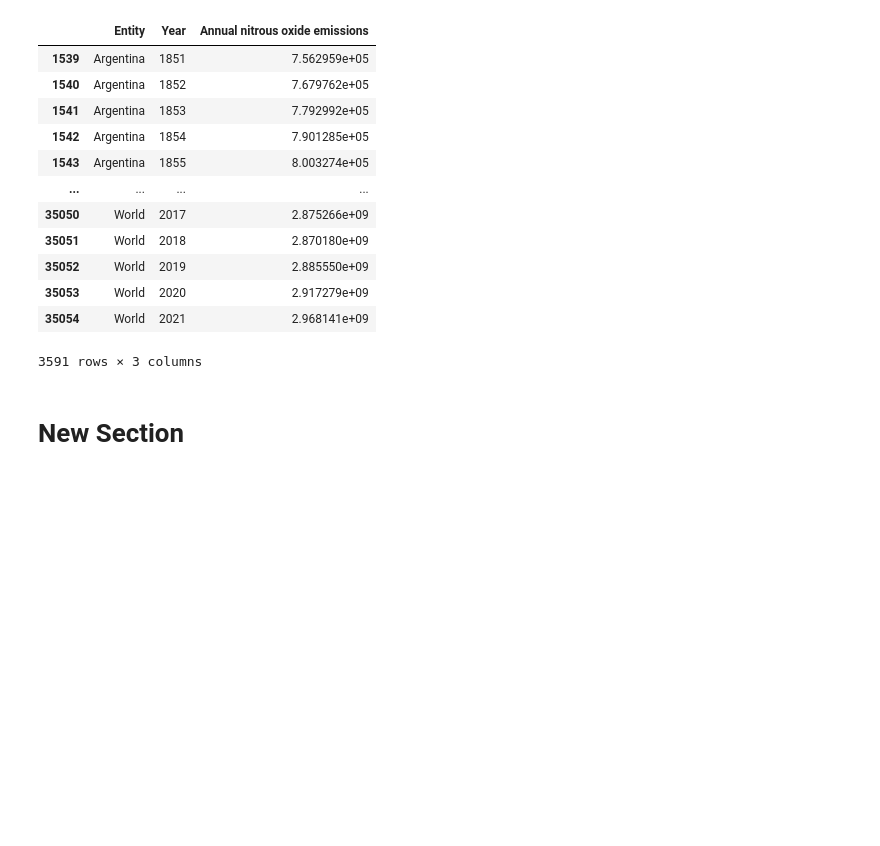
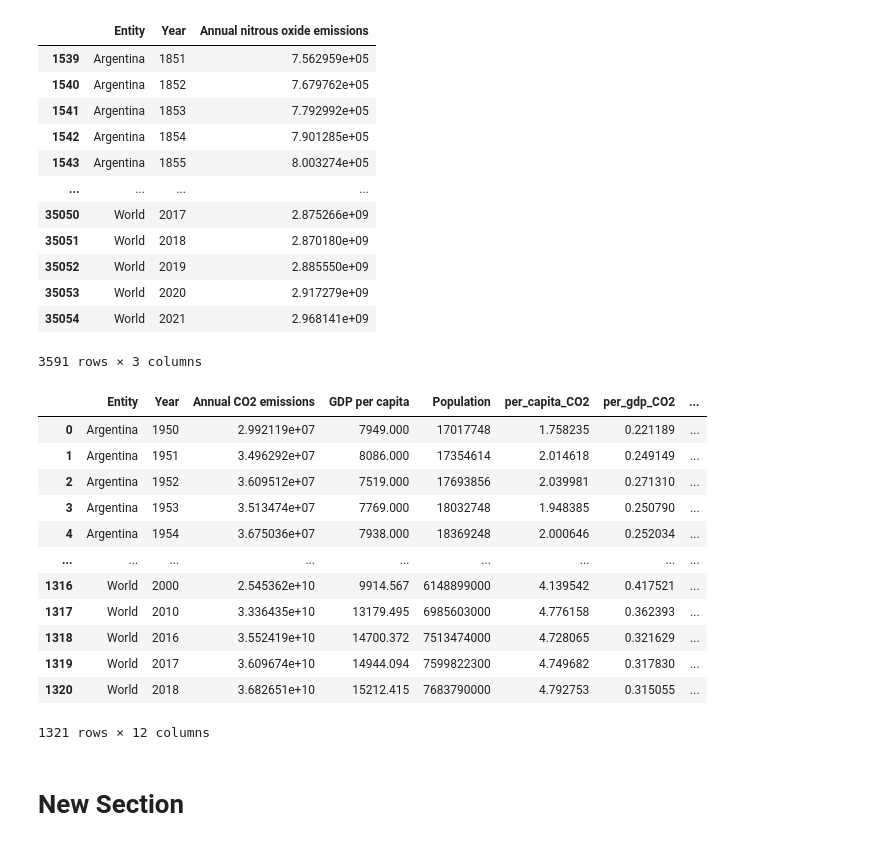
Before and after one commit to 2034254/FinalProjectDBTWA, a Jupyter notebook: Database/FinalProject.ipynb, the cells around one changed output. Saved outputs shown, nothing was run; the diff lists cells and outputs as text; code cells hidden in the pictures; blank space fills up the shorter version.

```diff
--- a/Database/FinalProject.ipynb
+++ b/Database/FinalProject.ipynb
@@ -117,3 +12,4 @@ df_pop = pd.read_csv('./CSV/population-and-demography.csv')
 df_gdp = pd.read_csv('./CSV/gdp-per-capita.csv')
 df_methane = pd.read_csv('./CSV/methane-emissions.csv')
 df_nitrous = pd.read_csv('./CSV/nitrous-oxide-emissions.csv')
+df_ghg = pd.read_csv('./CSV/total-ghg-emissions.csv')
@@ -174,3 +68,9 @@ df_methane_final
 | 34711 | World | 2020 | 1.037299e+10 |
 | 34712 | World | 2021 | 1.050691e+10 |
 3591 rows × 3 columns
+# %%
+df_ghg_noname = df_ghg[['Entity','Year','Annual greenhouse gas emissions']]
+
+df_ghg_final = df_ghg_noname[(df_ghg_noname['Entity'].isin(countries_array))]
+
+df_ghg_final
@@ -230,21 +144,21 @@ df_pop2 = pd.merge(
 
 
 
-df_pop3["per_capita_CO2"] = df_pop3["Annual CO₂ emissions"]/df_pop3["Population"]
-df_pop3["per_gdp_CO2"] = df_pop3["Annual CO₂ emissions"]*1000/(df_pop3["GDP per capita"]*df_pop3["Population"])
+df_pop3["per_capita_CO2"] = df_pop3["Annual CO2 emissions"]/df_pop3["Population"]
+df_pop3["per_gdp_CO2"] = df_pop3["Annual CO2 emissions"]*1000/(df_pop3["GDP per capita"]*df_pop3["Population"])
 
 #print(df_pop2)
 # Filter the df_pop2 dataframe to contain only the 'World' rows
-df_world = df_pop2[df_pop2['Entity'] == 'World'][['Year', 'Annual CO₂ emissions']]
+df_world = df_pop2[df_pop2['Entity'] == 'World'][['Year', 'Annual CO2 emissions']]
 #print(df_world)
 # Merge the filtered dataframe with the original dataframe on the 'Year' column
 df_pop2 = pd.merge(df_pop2, df_world, on='Year', how='left', suffixes=('', '_world'))
 #print(df_pop2)
 # Calculate the percentage of global CO2 emissions for each country and year
-df_pop2['CO₂ emissions %'] = df_pop2['Annual CO₂ emissions'] / df_pop2['Annual CO₂ emissions_world'] * 100
+df_pop2['CO2 emissions %'] = df_pop2['Annual CO2 emissions'] / df_pop2['Annual CO2 emissions_world'] * 100
 #print(df_pop2)
-# Drop the redundant 'Annual CO₂ emissions_world' column
-df_pop2 = df_pop2.drop('Annual CO₂ emissions_world', axis=1)
+# Drop the redundant 'Annual CO2 emissions_world' column
+df_pop2 = df_pop2.drop('Annual CO2 emissions_world', axis=1)
 
 
 
@@ -257,34 +171,61 @@ df_pop3_final = df_pop3[(df_pop3['Entity'].isin(countries_array))]
 #df_pop3_final.to_csv('output.csv', encoding = 'utf-8-sig')
 #@#files.download('output.csv')
 df_pop3_final = df_pop3_final.drop(columns = ['Code_x', 'Code_y', '417485-annotations', 'Country name', 'Population of children under the age of 1', 'Population aged 20 to 29 years'	,'Population aged 30 to 39 years'	,'Population aged 40 to 49 years',	'Population aged 50 to 59 years',	'Population aged 60 to 69 years',	'Population aged 70 to 79 years',	'Population aged 80 to 89 years',	'Population aged 90 to 99 years'	,'Population older than 100 years' ])
 df_pop3_final = df_pop3_final.drop(columns=['Population of children under the age of 5','Population of children under the age of 15','Population under the age of 25','Population aged 15 to 64 years','Population older than 15 years','Population older than 18 years','Population at age 1','Population aged 1 to 4 years','Population aged 5 to 9 years','Population aged 10 to 14 years','Population aged 15 to 19 years'])
 df_pop2_final = df_pop2_final.drop(columns = [ 'Country name', 'Population of children under the age of 1', 'Population aged 20 to 29 years'	,'Population aged 30 to 39 years'	,'Population aged 40 to 49 years',	'Population aged 50 to 59 years',	'Population aged 60 to 69 years',	'Population aged 70 to 79 years',	'Population aged 80 to 89 years',	'Population aged 90 to 99 years'	,'Population older than 100 years' ])
 df_pop2_final = df_pop2_final.drop(columns=['Population of children under the age of 5','Population of children under the age of 15','Population under the age of 25','Population aged 15 to 64 years','Population older than 15 years','Population older than 18 years','Population at age 1','Population aged 1 to 4 years','Population aged 5 to 9 years','Population aged 10 to 14 years','Population aged 15 to 19 years'])
-df_pop2_final = df_pop2_final.drop(columns=['Code','Annual CO₂ emissions','Population'])
+df_pop2_final = df_pop2_final.drop(columns=['Code','Annual CO2 emissions','Population'])
 
 df_pop3_final = pd.merge(
     left = df_pop3_final,
     right = df_nitrous_final,
     left_on = ["Entity","Year"],
     right_on = ["Entity","Year"]
 )
+
 df_pop3_final = pd.merge(
 
  left = df_pop3_final,
     right = df_methane_final,
+    left_on = ["Entity","Year"],
+    right_on = ["Entity","Year"]
+
+)
+
+
+df_pop3_final = pd.merge(
+
+ left = df_pop3_final,
+    right = df_ghg_final,
     left_on = ["Entity","Year"],
     right_on = ["Entity","Year"]
 
 )
 df_pop3_final = pd.merge(
 
  left = df_pop3_final,
     right = df_pop2_final,
     left_on = ["Entity","Year"],
     right_on = ["Entity","Year"]
 
 )
 
-#df_pop3_final
+df_pop3_final['CO2 % from greenhouse emissions'] = df_pop3_final['Annual CO2 emissions'] / df_pop3_final['Annual greenhouse gas emissions'] * 100
+
+df_pop3_final
+# %% [output]
+|  | Entity | Year | Annual CO2 emissions | GDP per capita | Population | per_capita_CO2 | per_gdp_CO2 | ... |
+| 0 | Argentina | 1950 | 2.992119e+07 | 7949.000 | 17017748 | 1.758235 | 0.221189 | ... |
+| 1 | Argentina | 1951 | 3.496292e+07 | 8086.000 | 17354614 | 2.014618 | 0.249149 | ... |
+| 2 | Argentina | 1952 | 3.609512e+07 | 7519.000 | 17693856 | 2.039981 | 0.271310 | ... |
+| 3 | Argentina | 1953 | 3.513474e+07 | 7769.000 | 18032748 | 1.948385 | 0.250790 | ... |
+| 4 | Argentina | 1954 | 3.675036e+07 | 7938.000 | 18369248 | 2.000646 | 0.252034 | ... |
+| ... | ... | ... | ... | ... | ... | ... | ... | ... |
+| 1316 | World | 2000 | 2.545362e+10 | 9914.567 | 6148899000 | 4.139542 | 0.417521 | ... |
+| 1317 | World | 2010 | 3.336435e+10 | 13179.495 | 6985603000 | 4.776158 | 0.362393 | ... |
+| 1318 | World | 2016 | 3.552419e+10 | 14700.372 | 7513474000 | 4.728065 | 0.321629 | ... |
+| 1319 | World | 2017 | 3.609674e+10 | 14944.094 | 7599822300 | 4.749682 | 0.317830 | ... |
+| 1320 | World | 2018 | 3.682651e+10 | 15212.415 | 7683790000 | 4.792753 | 0.315055 | ... |
+1321 rows × 12 columns
 # %%
 sql1 = '''
```
Also changed, not shown: parts of 23 cells of this notebook, 2 other files.
